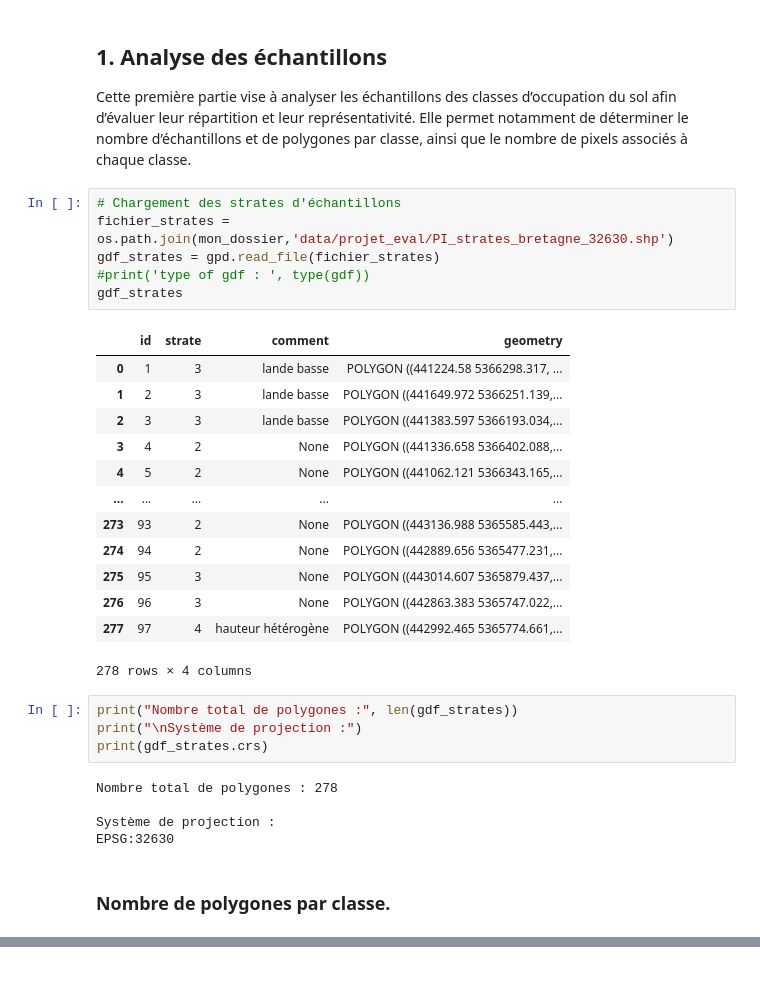
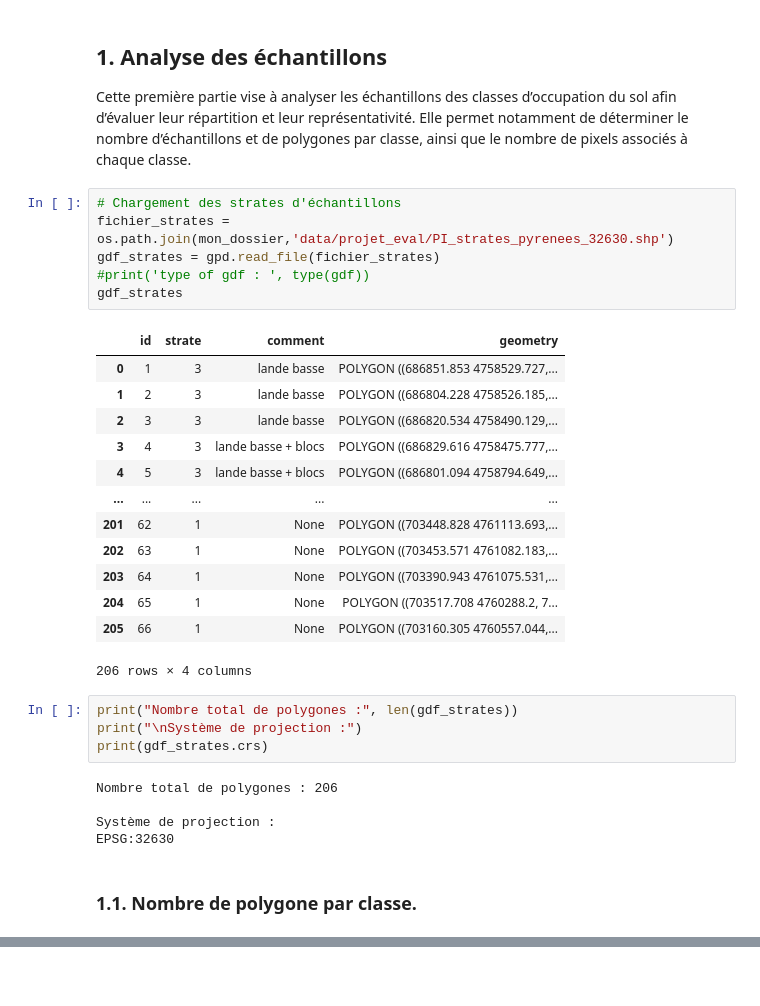
Before and after one commit to DASSITHEO/Projet_Teledetection_UE901_21, a Jupyter notebook: projet_telea_DASSI-FENGAING_ALAIN-THEOPHILE.ipynb, the cells around one changed output, grey strips where cells are left out. Saved outputs shown, nothing was run; the diff lists cells and outputs as text.

```diff
--- a/projet_telea_DASSI-FENGAING_ALAIN-THEOPHILE.ipynb
+++ b/projet_telea_DASSI-FENGAING_ALAIN-THEOPHILE.ipynb
@@ -49,35 +80,35 @@ mon_dossier = '/home/onyxia/work/'
 Cette première partie vise à analyser les échantillons des classes d’occupation du sol afin d’évaluer leur répartition et leur représentativité. Elle permet notamment de déterminer le nombre d’échantillons et de polygones par classe, ainsi que le nombre de pixels associés à chaque classe.
 # %%
 # Chargement des strates d'échantillons
-fichier_strates = os.path.join(mon_dossier,'data/projet_eval/PI_strates_bretagne_32630.shp')
+fichier_strates = os.path.join(mon_dossier,'data/projet_eval/PI_strates_pyrenees_32630.shp')
 gdf_strates = gpd.read_file(fichier_strates)
 #print('type of gdf : ', type(gdf))
 gdf_strates
 # %% [output]
 |  | id | strate | comment | geometry |
-| 0 | 1 | 3 | lande basse | POLYGON ((441224.58 5366298.317, ... |
-| 1 | 2 | 3 | lande basse | POLYGON ((441649.972 5366251.139,... |
-| 2 | 3 | 3 | lande basse | POLYGON ((441383.597 5366193.034,... |
-| 3 | 4 | 2 | None | POLYGON ((441336.658 5366402.088,... |
-| 4 | 5 | 2 | None | POLYGON ((441062.121 5366343.165,... |
+| 0 | 1 | 3 | lande basse | POLYGON ((686851.853 4758529.727,... |
+| 1 | 2 | 3 | lande basse | POLYGON ((686804.228 4758526.185,... |
+| 2 | 3 | 3 | lande basse | POLYGON ((686820.534 4758490.129,... |
+| 3 | 4 | 3 | lande basse + blocs | POLYGON ((686829.616 4758475.777,... |
+| 4 | 5 | 3 | lande basse + blocs | POLYGON ((686801.094 4758794.649,... |
 | ... | ... | ... | ... | ... |
-| 273 | 93 | 2 | None | POLYGON ((443136.988 5365585.443,... |
-| 274 | 94 | 2 | None | POLYGON ((442889.656 5365477.231,... |
-| 275 | 95 | 3 | None | POLYGON ((443014.607 5365879.437,... |
-| 276 | 96 | 3 | None | POLYGON ((442863.383 5365747.022,... |
-| 277 | 97 | 4 | hauteur hétérogène | POLYGON ((442992.465 5365774.661,... |
+| 201 | 62 | 1 | None | POLYGON ((703448.828 4761113.693,... |
+| 202 | 63 | 1 | None | POLYGON ((703453.571 4761082.183,... |
+| 203 | 64 | 1 | None | POLYGON ((703390.943 4761075.531,... |
+| 204 | 65 | 1 | None | POLYGON ((703517.708 4760288.2, 7... |
+| 205 | 66 | 1 | None | POLYGON ((703160.305 4760557.044,... |
-278 rows × 4 columns
+206 rows × 4 columns
 # %%
 print("Nombre total de polygones :", len(gdf_strates))
 print("\nSystème de projection :")
 print(gdf_strates.crs)
 # %% [output]
-Nombre total de polygones : 278
+Nombre total de polygones : 206
 
 Système de projection :
 EPSG:32630
 # %% [markdown]
-### Nombre de polygones par classe.
+### 1.1. Nombre de polygone par classe.
 # %%
 # Nom du champ de classe
 field_name = "strate"
```
Also changed, not shown: parts of 71 cells of this notebook, 1 other file.
